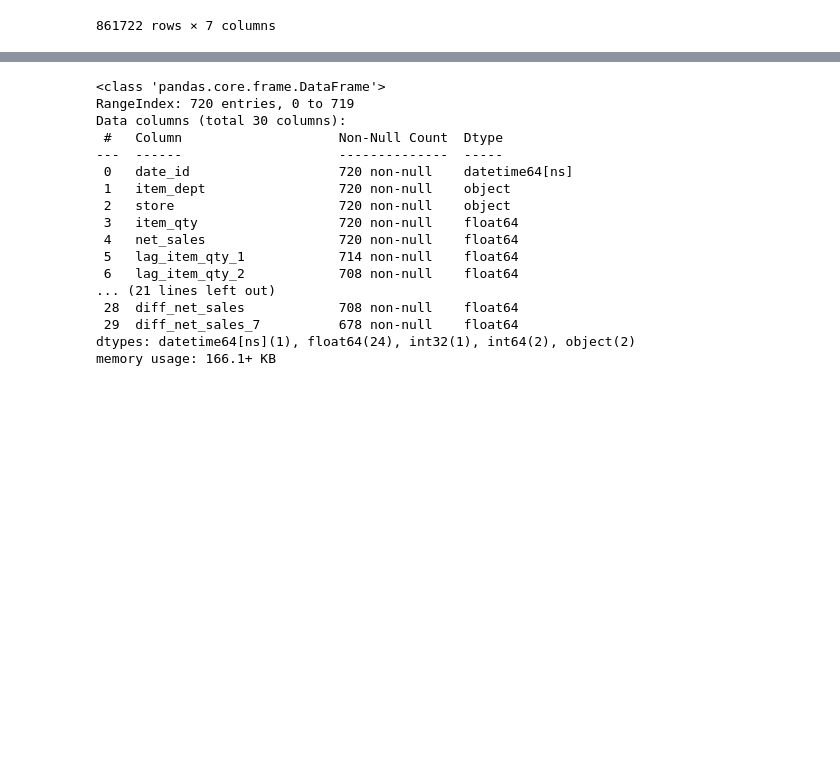
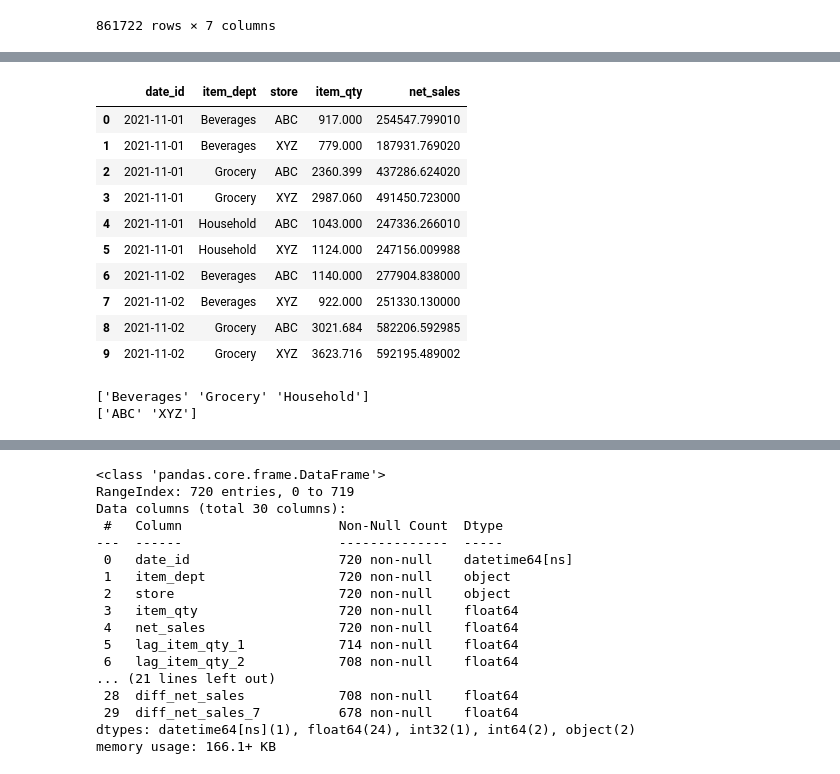
Before and after one commit to Vaseekaran-V/ML_CW, a Jupyter notebook: src/notebooks/modeling_train_test.ipynb, the cells around one changed output, grey strips where cells are left out. Drawn from its saved outputs; the diff is of its cells as text; code cells hidden in the pictures; blank space fills up the shorter version.

```diff
--- a/src/notebooks/modeling_train_test.ipynb
+++ b/src/notebooks/modeling_train_test.ipynb
@@ -86,0 +97,24 @@ preprocessed_full_df = data_preprocess.preprocess_data(df=full_df, num_lags=3, r
+# %%
+main_cols = ['date_id', 'item_dept', 'store', 'item_qty', 'net_sales']
+# %%
+preprocessed_full_df[main_cols].head(10)
+# %% [output]
+|  | date_id | item_dept | store | item_qty | net_sales |
+| 0 | 2021-11-01 | Beverages | ABC | 917.000 | 254547.799010 |
+| 1 | 2021-11-01 | Beverages | XYZ | 779.000 | 187931.769020 |
+| 2 | 2021-11-01 | Grocery | ABC | 2360.399 | 437286.624020 |
+| 3 | 2021-11-01 | Grocery | XYZ | 2987.060 | 491450.723000 |
+| 4 | 2021-11-01 | Household | ABC | 1043.000 | 247336.266010 |
+| 5 | 2021-11-01 | Household | XYZ | 1124.000 | 247156.009988 |
+| 6 | 2021-11-02 | Beverages | ABC | 1140.000 | 277904.838000 |
+| 7 | 2021-11-02 | Beverages | XYZ | 922.000 | 251330.130000 |
+| 8 | 2021-11-02 | Grocery | ABC | 3021.684 | 582206.592985 |
+| 9 | 2021-11-02 | Grocery | XYZ | 3623.716 | 592195.489002 |
+# %%
+depts = preprocessed_full_df['item_dept'].unique()
+stores = preprocessed_full_df['store'].unique()
+print(depts)
+print(stores)
+# %% [output]
+['Beverages' 'Grocery' 'Household']
+['ABC' 'XYZ']
```
Also changed, not shown: parts of 10 cells of this notebook.
